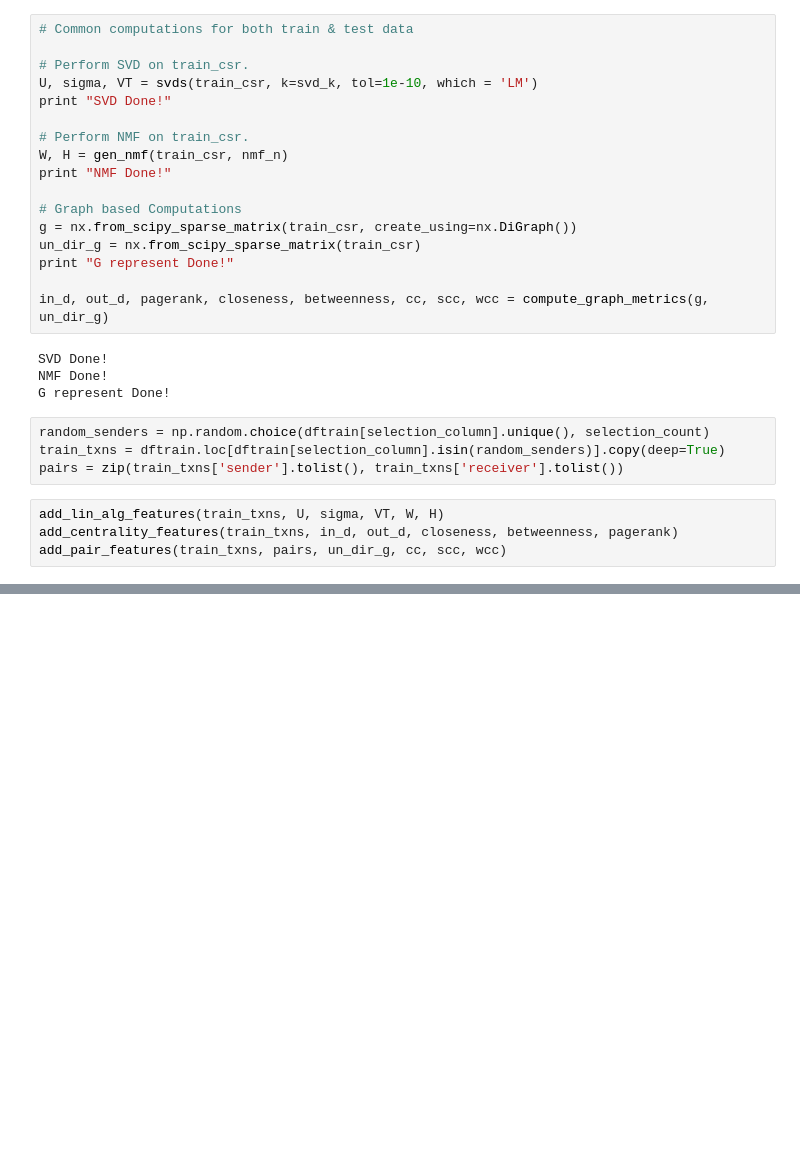
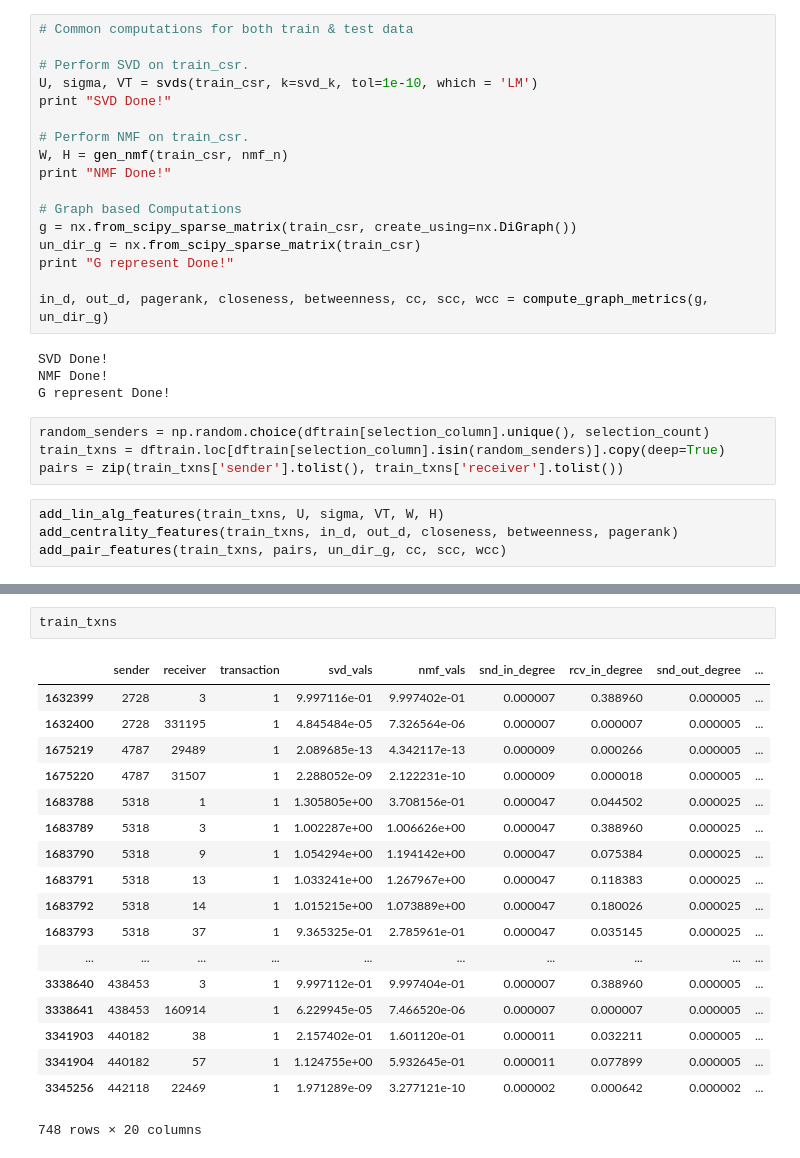
Before and after one commit to mayankmahajan24/BitcoinAnalysis, a Jupyter notebook: pipeline.ipynb, the cells around one changed output, grey strips where cells are left out. Cells and saved outputs as stored; diff of their text form; blank space fills up the shorter version.

```diff
--- a/pipeline.ipynb
+++ b/pipeline.ipynb
@@ -182,0 +205,21 @@ add_pair_features(dftest, pairs, un_dir_g, cc, scc, wcc)
+# %%
+train_txns
+# %% [output]
+|  | sender | receiver | transaction | svd_vals | nmf_vals | snd_in_degree | rcv_in_degree | snd_out_degree | ... |
+| 1632399 | 2728 | 3 | 1 | 9.997116e-01 | 9.997402e-01 | 0.000007 | 0.388960 | 0.000005 | ... |
+| 1632400 | 2728 | 331195 | 1 | 4.845484e-05 | 7.326564e-06 | 0.000007 | 0.000007 | 0.000005 | ... |
+| 1675219 | 4787 | 29489 | 1 | 2.089685e-13 | 4.342117e-13 | 0.000009 | 0.000266 | 0.000005 | ... |
+| 1675220 | 4787 | 31507 | 1 | 2.288052e-09 | 2.122231e-10 | 0.000009 | 0.000018 | 0.000005 | ... |
+| 1683788 | 5318 | 1 | 1 | 1.305805e+00 | 3.708156e-01 | 0.000047 | 0.044502 | 0.000025 | ... |
+| 1683789 | 5318 | 3 | 1 | 1.002287e+00 | 1.006626e+00 | 0.000047 | 0.388960 | 0.000025 | ... |
+| 1683790 | 5318 | 9 | 1 | 1.054294e+00 | 1.194142e+00 | 0.000047 | 0.075384 | 0.000025 | ... |
+| 1683791 | 5318 | 13 | 1 | 1.033241e+00 | 1.267967e+00 | 0.000047 | 0.118383 | 0.000025 | ... |
+| 1683792 | 5318 | 14 | 1 | 1.015215e+00 | 1.073889e+00 | 0.000047 | 0.180026 | 0.000025 | ... |
+| 1683793 | 5318 | 37 | 1 | 9.365325e-01 | 2.785961e-01 | 0.000047 | 0.035145 | 0.000025 | ... |
+| ... | ... | ... | ... | ... | ... | ... | ... | ... | ... |
+| 3338640 | 438453 | 3 | 1 | 9.997112e-01 | 9.997404e-01 | 0.000007 | 0.388960 | 0.000005 | ... |
+| 3338641 | 438453 | 160914 | 1 | 6.229945e-05 | 7.466520e-06 | 0.000007 | 0.000007 | 0.000005 | ... |
+| 3341903 | 440182 | 38 | 1 | 2.157402e-01 | 1.601120e-01 | 0.000011 | 0.032211 | 0.000005 | ... |
+| 3341904 | 440182 | 57 | 1 | 1.124755e+00 | 5.932645e-01 | 0.000011 | 0.077899 | 0.000005 | ... |
+| 3345256 | 442118 | 22469 | 1 | 1.971289e-09 | 3.277121e-10 | 0.000002 | 0.000642 | 0.000002 | ... |
+748 rows × 20 columns
```
Also changed, not shown: parts of 2 cells of this notebook.
